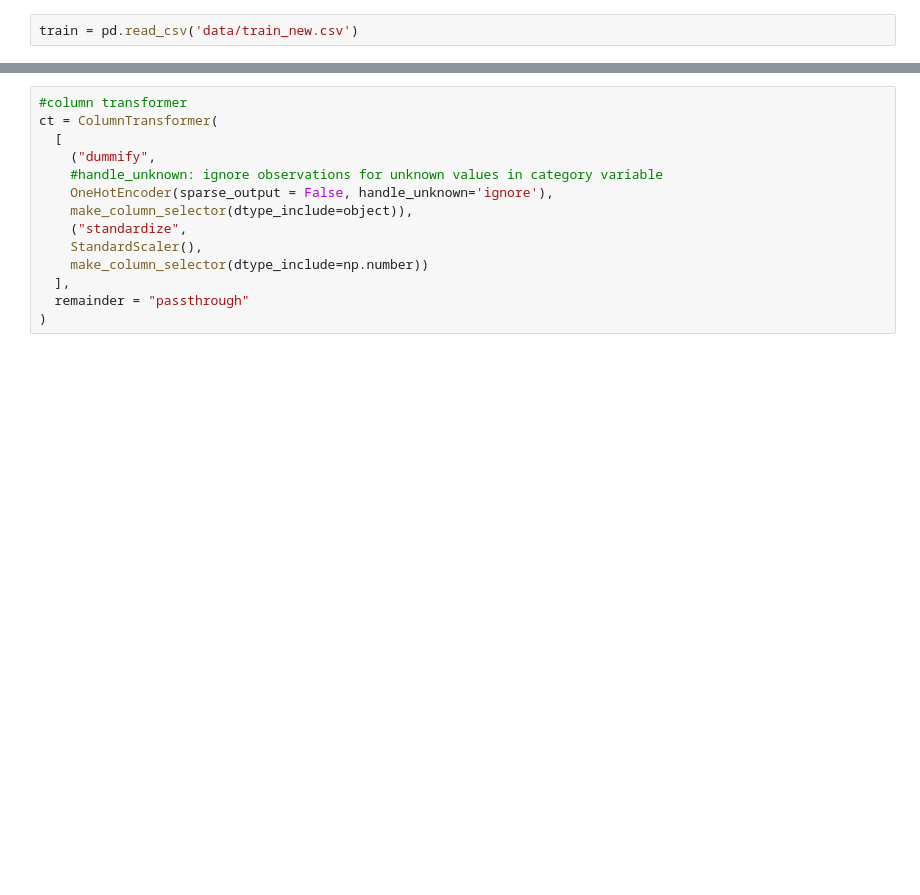
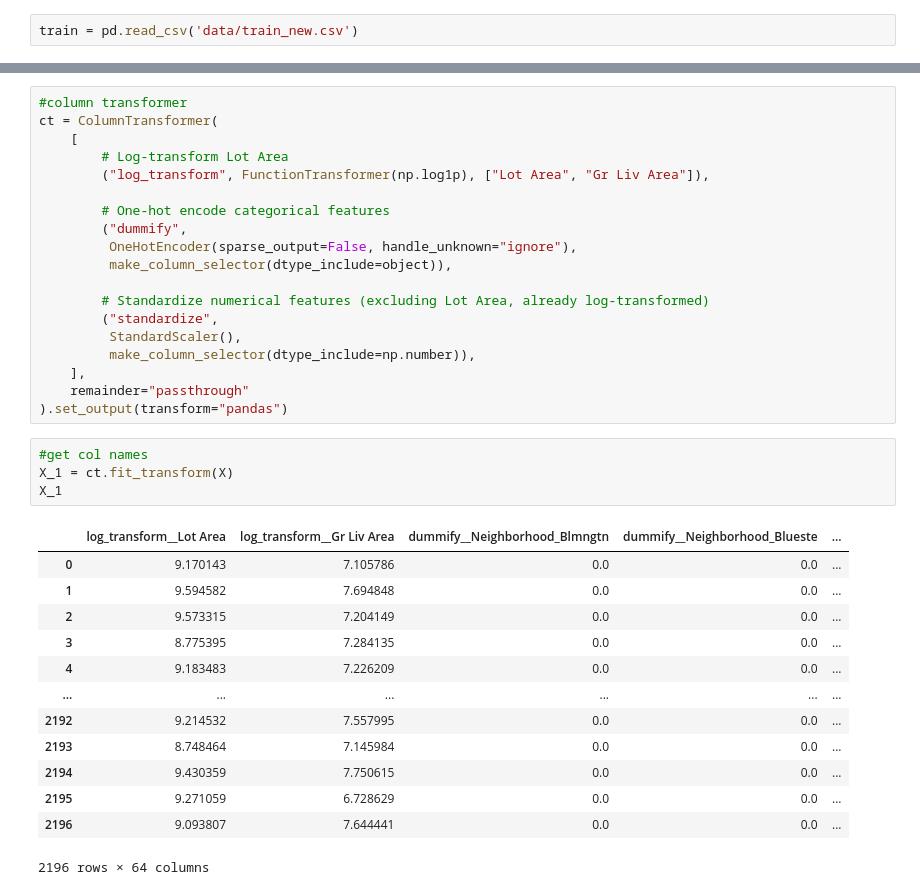
Before and after one commit to BLauf/GSB-544, a Jupyter notebook: final/Final_Regression.ipynb, the cells around one changed output, grey strips where cells are left out. Drawn from its saved outputs; the diff is of its cells as text; blank space fills up the shorter version.

```diff
--- a/final/Final_Regression.ipynb
+++ b/final/Final_Regression.ipynb
@@ -38,14 +58,37 @@ train = train.dropna(subset=['Electrical'])
 # %%
 #column transformer
 ct = ColumnTransformer(
-  [
-    ("dummify",
-    #handle_unknown: ignore observations for unknown values in category variable
-    OneHotEncoder(sparse_output = False, handle_unknown='ignore'),
-    make_column_selector(dtype_include=object)),
-    ("standardize",
-    StandardScaler(),
-    make_column_selector(dtype_include=np.number))
-  ],
-  remainder = "passthrough"
-)
+    [
+        # Log-transform Lot Area
+        ("log_transform", FunctionTransformer(np.log1p), ["Lot Area", "Gr Liv Area"]),
+
+        # One-hot encode categorical features
+        ("dummify",
+         OneHotEncoder(sparse_output=False, handle_unknown="ignore"),
+         make_column_selector(dtype_include=object)),
+
+        # Standardize numerical features (excluding Lot Area, already log-transformed)
+        ("standardize",
+         StandardScaler(),
+         make_column_selector(dtype_include=np.number)),
+    ],
+    remainder="passthrough"
+).set_output(transform="pandas")
+# %%
+#get col names
+X_1 = ct.fit_transform(X)
+X_1
+# %% [output]
+|  | log_transform__Lot Area | log_transform__Gr Liv Area | dummify__Neighborhood_Blmngtn | dummify__Neighborhood_Blueste | ... |
+| 0 | 9.170143 | 7.105786 | 0.0 | 0.0 | ... |
+| 1 | 9.594582 | 7.694848 | 0.0 | 0.0 | ... |
+| 2 | 9.573315 | 7.204149 | 0.0 | 0.0 | ... |
+| 3 | 8.775395 | 7.284135 | 0.0 | 0.0 | ... |
+| 4 | 9.183483 | 7.226209 | 0.0 | 0.0 | ... |
+| ... | ... | ... | ... | ... | ... |
+| 2192 | 9.214532 | 7.557995 | 0.0 | 0.0 | ... |
+| 2193 | 8.748464 | 7.145984 | 0.0 | 0.0 | ... |
+| 2194 | 9.430359 | 7.750615 | 0.0 | 0.0 | ... |
+| 2195 | 9.271059 | 6.728629 | 0.0 | 0.0 | ... |
+| 2196 | 9.093807 | 7.644441 | 0.0 | 0.0 | ... |
+2196 rows × 64 columns
```
Also changed, not shown: parts of 15 cells of this notebook, 2 other files.
